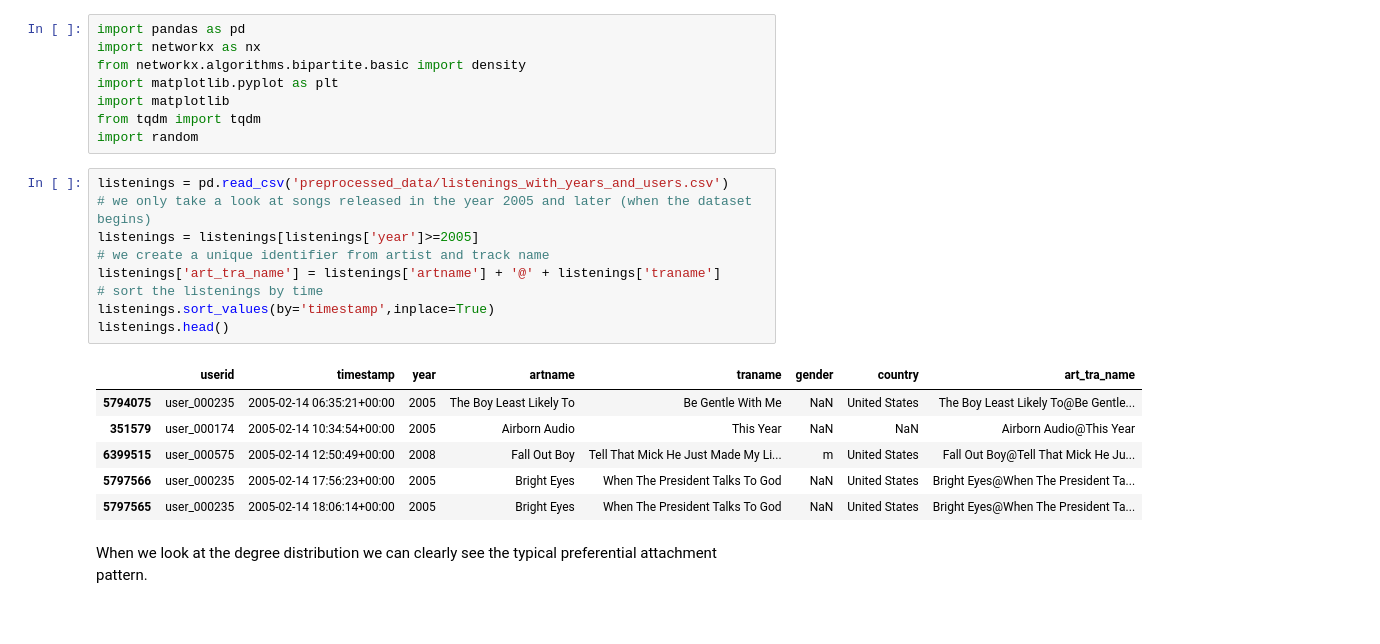
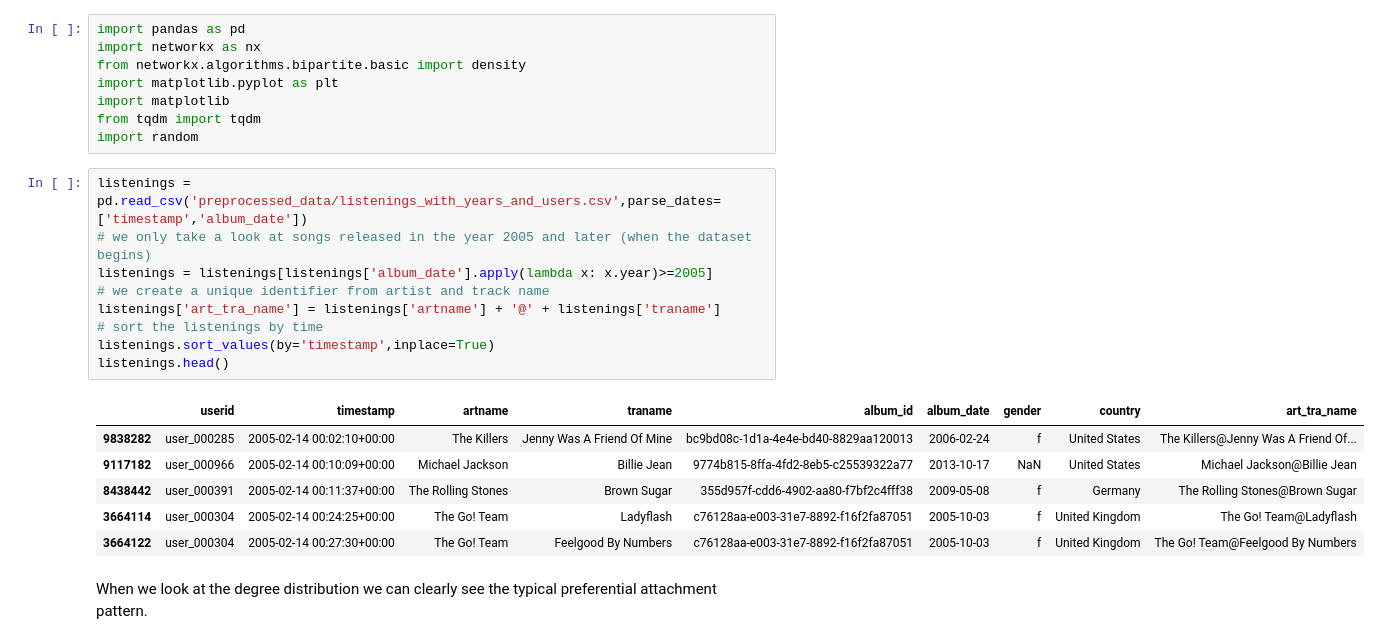
Before and after one commit to maref1/interdisciplinary_project_last_fm, a Jupyter notebook: preferential_attachment_analysis.ipynb, the cells around one changed output. Saved outputs shown, nothing was run; the diff lists cells and outputs as text.

```diff
--- a/preferential_attachment_analysis.ipynb
+++ b/preferential_attachment_analysis.ipynb
@@ -7,21 +7,21 @@ import matplotlib
 from tqdm import tqdm
 import random
 # %%
-listenings = pd.read_csv('preprocessed_data/listenings_with_years_and_users.csv')
+listenings = pd.read_csv('preprocessed_data/listenings_with_years_and_users.csv',parse_dates=['timestamp','album_date'])
 # we only take a look at songs released in the year 2005 and later (when the dataset begins)
-listenings = listenings[listenings['year']>=2005]
+listenings = listenings[listenings['album_date'].apply(lambda x: x.year)>=2005]
 # we create a unique identifier from artist and track name
 listenings['art_tra_name'] = listenings['artname'] + '@' + listenings['traname']
 # sort the listenings by time
 listenings.sort_values(by='timestamp',inplace=True)
 listenings.head()
 # %% [output]
-|  | userid | timestamp | year | artname | traname | gender | country | art_tra_name |
-| 5794075 | user_000235 | 2005-02-14 06:35:21+00:00 | 2005 | The Boy Least Likely To | Be Gentle With Me | NaN | United States | The Boy Least Likely To@Be Gentle... |
-| 351579 | user_000174 | 2005-02-14 10:34:54+00:00 | 2005 | Airborn Audio | This Year | NaN | NaN | Airborn Audio@This Year |
-| 6399515 | user_000575 | 2005-02-14 12:50:49+00:00 | 2008 | Fall Out Boy | Tell That Mick He Just Made My Li... | m | United States | Fall Out Boy@Tell That Mick He Ju... |
-| 5797566 | user_000235 | 2005-02-14 17:56:23+00:00 | 2005 | Bright Eyes | When The President Talks To God | NaN | United States | Bright Eyes@When The President Ta... |
-| 5797565 | user_000235 | 2005-02-14 18:06:14+00:00 | 2005 | Bright Eyes | When The President Talks To God | NaN | United States | Bright Eyes@When The President Ta... |
+|  | userid | timestamp | artname | traname | album_id | album_date | gender | country | art_tra_name |
+| 9838282 | user_000285 | 2005-02-14 00:02:10+00:00 | The Killers | Jenny Was A Friend Of Mine | bc9bd08c-1d1a-4e4e-bd40-8829aa120013 | 2006-02-24 | f | United States | The Killers@Jenny Was A Friend Of... |
+| 9117182 | user_000966 | 2005-02-14 00:10:09+00:00 | Michael Jackson | Billie Jean | 9774b815-8ffa-4fd2-8eb5-c25539322a77 | 2013-10-17 | NaN | United States | Michael Jackson@Billie Jean |
+| 8438442 | user_000391 | 2005-02-14 00:11:37+00:00 | The Rolling Stones | Brown Sugar | 355d957f-cdd6-4902-aa80-f7bf2c4fff38 | 2009-05-08 | f | Germany | The Rolling Stones@Brown Sugar |
+| 3664114 | user_000304 | 2005-02-14 00:24:25+00:00 | The Go! Team | Ladyflash | c76128aa-e003-31e7-8892-f16f2fa87051 | 2005-10-03 | f | United Kingdom | The Go! Team@Ladyflash |
+| 3664122 | user_000304 | 2005-02-14 00:27:30+00:00 | The Go! Team | Feelgood By Numbers | c76128aa-e003-31e7-8892-f16f2fa87051 | 2005-10-03 | f | United Kingdom | The Go! Team@Feelgood By Numbers |
 # %% [markdown]
 When we look at the degree distribution we can clearly see the typical preferential attachment pattern.
 # %%
```
Also changed, not shown: parts of 11 cells of this notebook.
